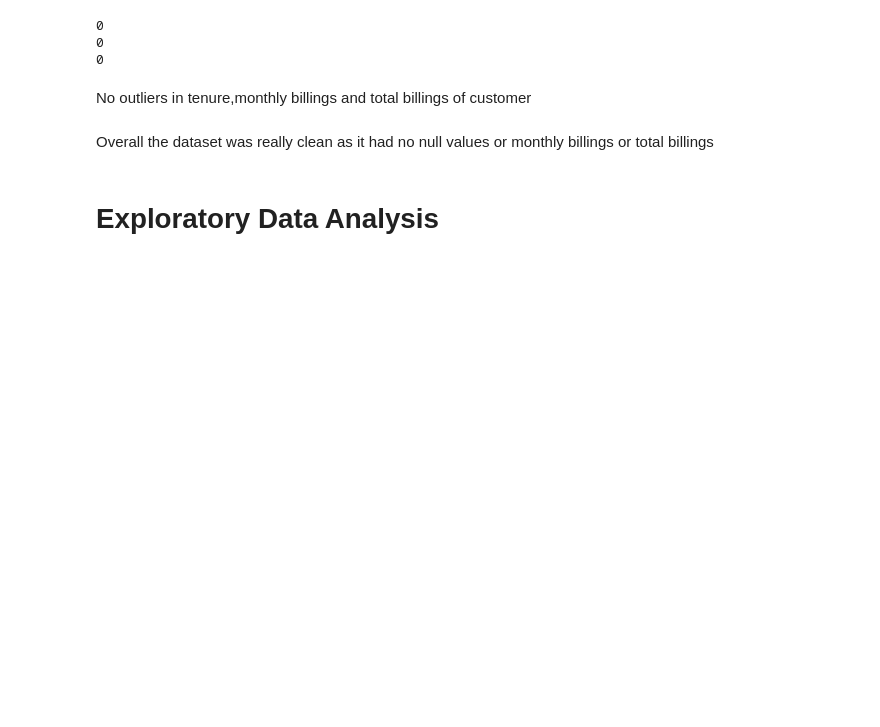
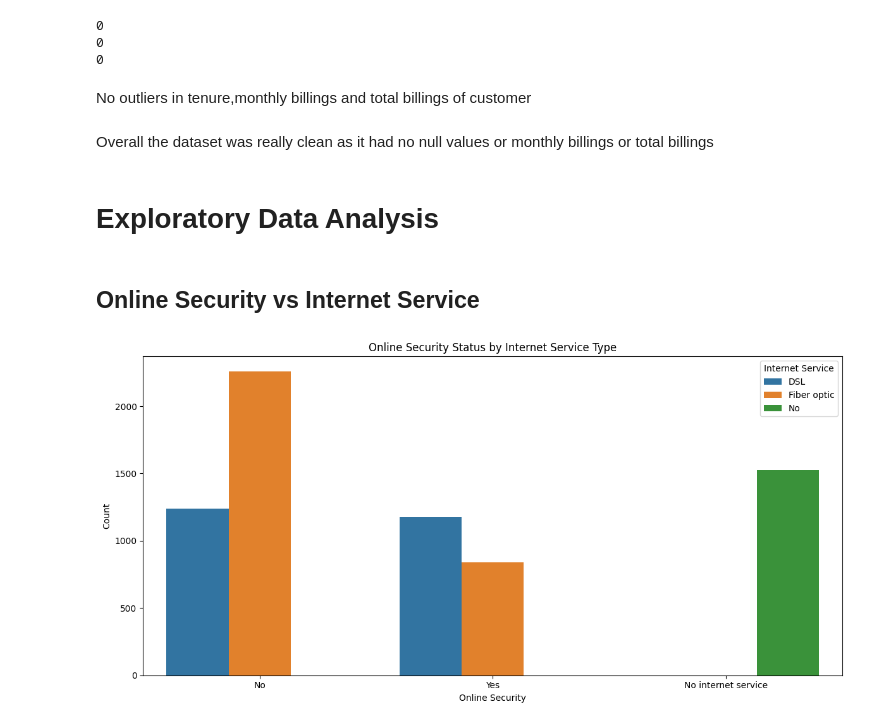
Before and after one commit to AabharanGupta/CustomerChurnAnalysis, a Jupyter notebook: Project.ipynb, the cells around one changed output. Drawn from its saved outputs; the diff is of its cells as text; code cells hidden in the pictures; blank space fills up the shorter version.

```diff
--- a/Project.ipynb
+++ b/Project.ipynb
@@ -74,3 +83,18 @@ No outliers in tenure,monthly billings and total billings of customer
 Overall the dataset was really clean as it had no null values or  monthly billings or total billings
 # %% [markdown]
 # Exploratory Data Analysis
+# %% [markdown]
+## Online Security vs Internet Service
+# %%
+plt.figure(figsize=(12, 6))
+sns.countplot(x='OnlineSecurity', hue='InternetService', data=df)
+
+plt.title('Online Security Status by Internet Service Type')
+plt.xlabel('Online Security')
+plt.ylabel('Count')
+plt.legend(title='Internet Service')
+plt.xticks(rotation=0)
+plt.tight_layout()
+plt.show()
+# %% [output]
+[figure, added]
```
Also changed, not shown: parts of 10 cells of this notebook.
